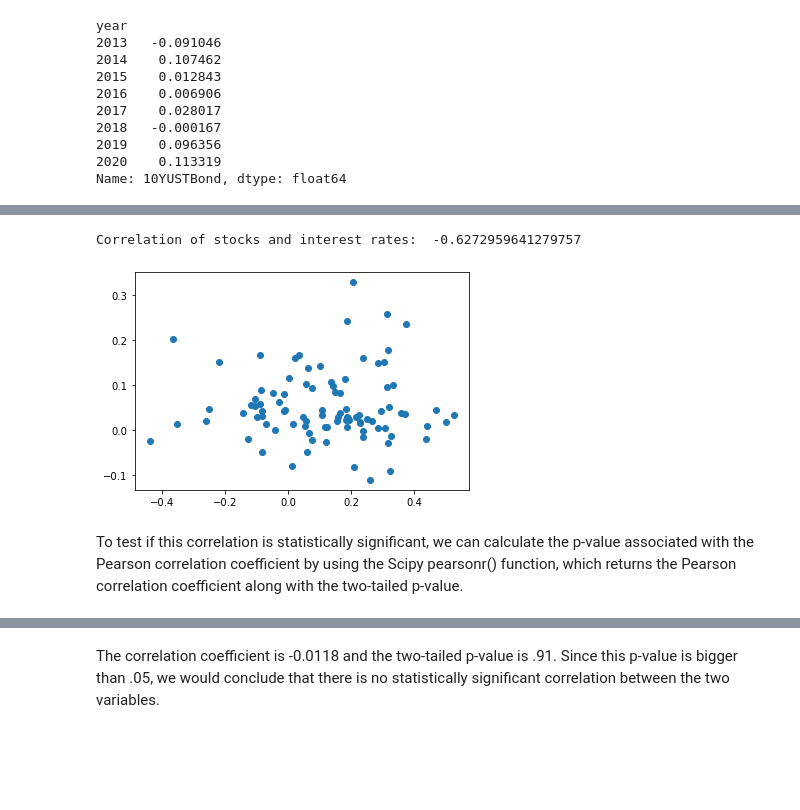
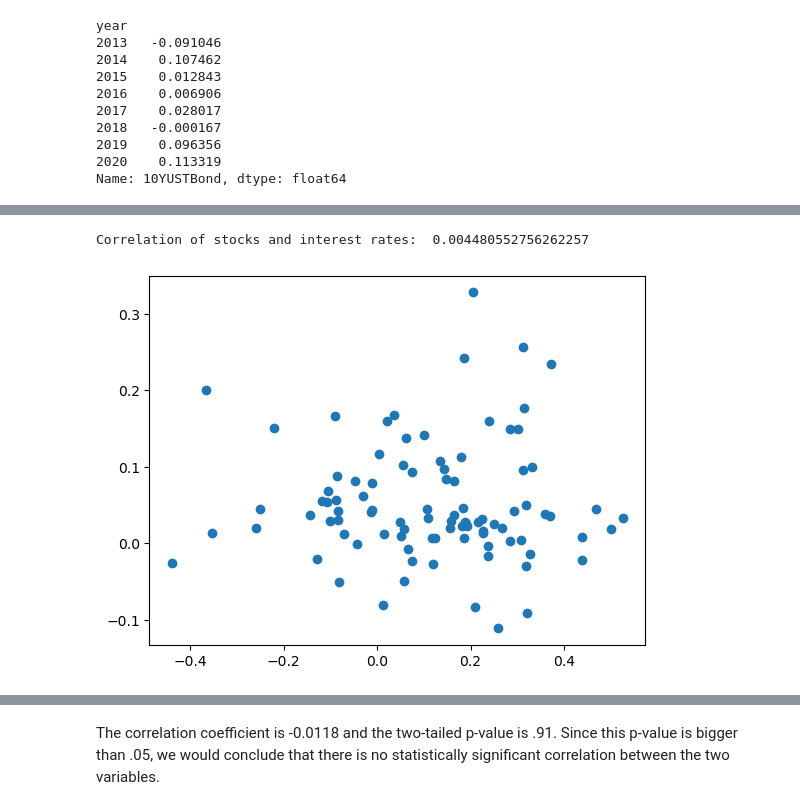
Before and after one commit to jorisp/tradingnotebooks, a Jupyter notebook: HistoricalReturns.ipynb, the cells around one changed output, grey strips where cells are left out. Cells and saved outputs as stored; diff of their text form; code cells hidden in the pictures; blank space fills up the shorter version.

```diff
--- a/HistoricalReturns.ipynb
+++ b/HistoricalReturns.ipynb
@@ -52,12 +74,10 @@ plt.show()
 # %%
 # Compute correlation using corr()
-correlation = df['SP500ret'].loc['2000':].corr(df['10YUSTBond'].loc['2000':])
+correlation = df['SP500ret'].loc['1970':].corr(df['10YUSTBond'].loc['1970':])
 print("Correlation of stocks and interest rates: ", correlation)
 
 # Make scatter plot
 plt.scatter(df['SP500ret'], df['10YUSTBond']);
 # %% [output]
-Correlation of stocks and interest rates:  -0.6272959641279757
+Correlation of stocks and interest rates:  0.004480552756262257
-[figure, old version]
+[figure, new version]
-# %% [markdown]
-To test if this correlation is statistically significant, we can calculate the p-value associated with the Pearson correlation coefficient by using the Scipy pearsonr() function, which returns the Pearson correlation coefficient along with the two-tailed p-value.
```
Also changed, not shown: parts of 13 cells of this notebook.
